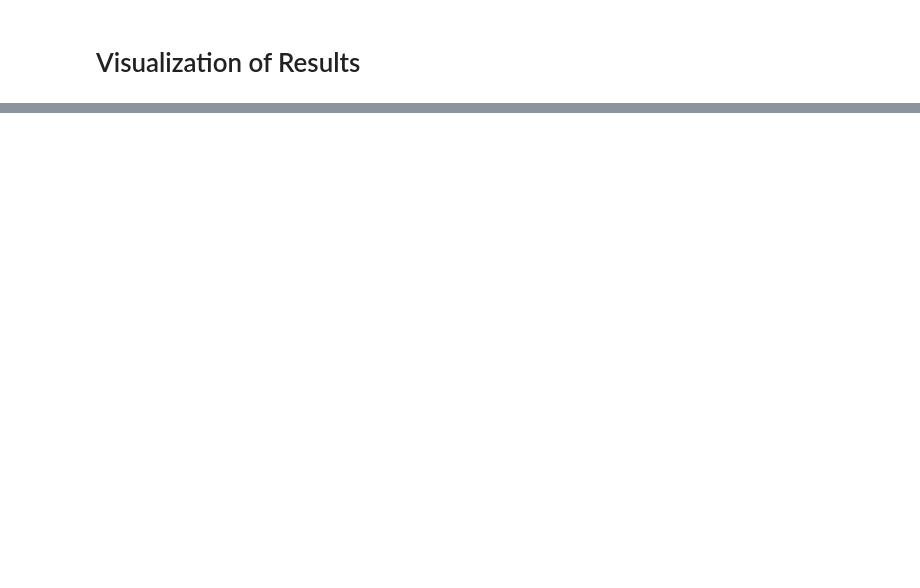
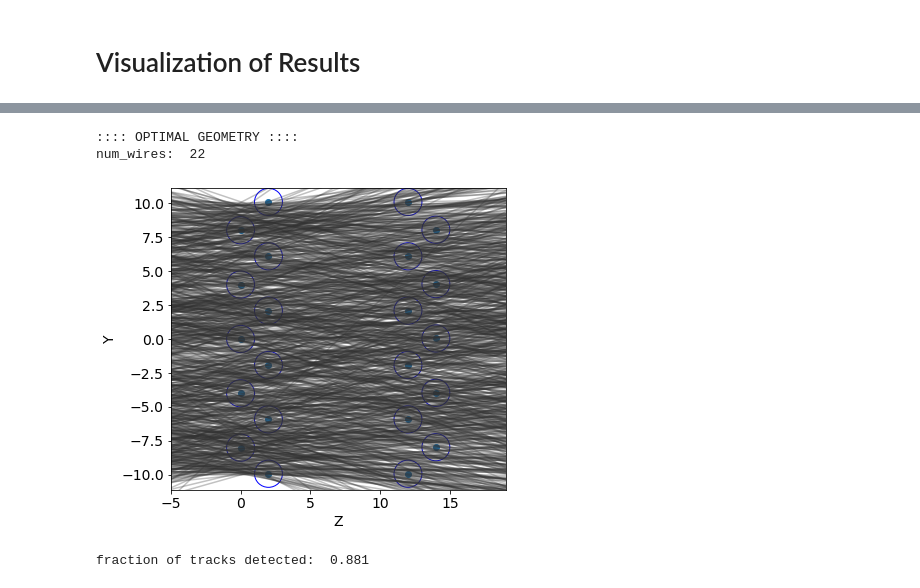
Before and after one commit to cfteach/AI4NP_detector_opt, a Jupyter notebook: sol1/driver_bo.ipynb, the cells around one changed output, grey strips where cells are left out. Cells and saved outputs as stored; diff of their text form; code cells hidden in the pictures; blank space fills up the shorter version.

```diff
--- a/sol1/driver_bo.ipynb
+++ b/sol1/driver_bo.ipynb
@@ -295,0 +363,23 @@ _ = plot_objective(res_gp,dimensions=list_str)
+# %%
+[y1, y2, y3, z1, z2, z3] = res_gp_largeR.x
+
+#------------- GEOMETRY ---------------#
+print(":::: OPTIMAL GEOMETRY ::::")
+
+tr = detector2.Tracker(R, pitch, y1, y2, y3, z1, z2, z3)
+Z, Y = tr.create_geometry()
+num_wires = detector2.calculate_wires(Y, y_min, y_max)
+print("num_wires: ", num_wires)
+
+detector2.geometry_display(Z, Y, R, y_min=y_min, y_max=y_max,block=False, pause=-1)
+detector2.tracks_display(tracks, Z,block=False,pause=-1)
+
+#a track is detected if at least two wires have been hit
+score = detector2.get_score(Z, Y, tracks, R)
+frac_detected = score[0]
+print("fraction of tracks detected: ",frac_detected)
+# %% [output]
+:::: OPTIMAL GEOMETRY ::::
+num_wires:  22
+[figure, added]
+fraction of tracks detected:  0.881
```
Also changed, not shown: parts of 21 cells of this notebook.
